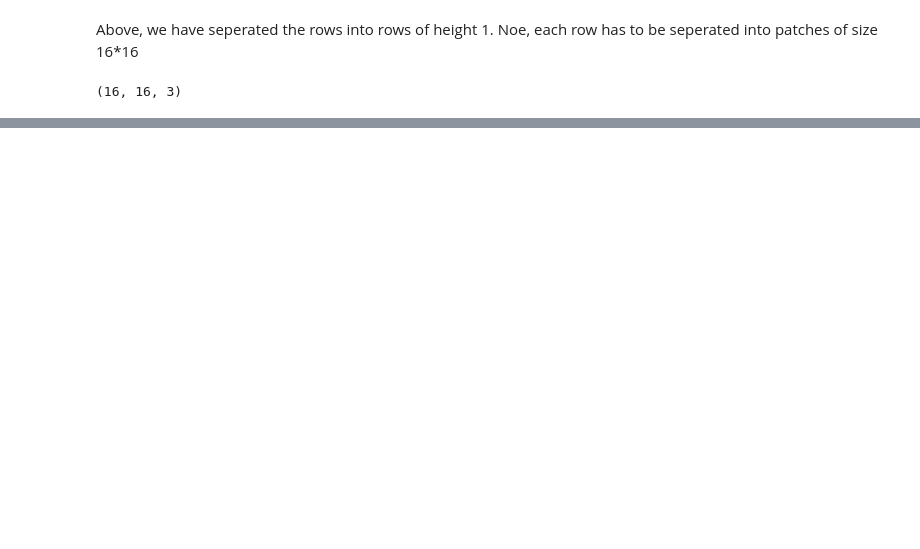
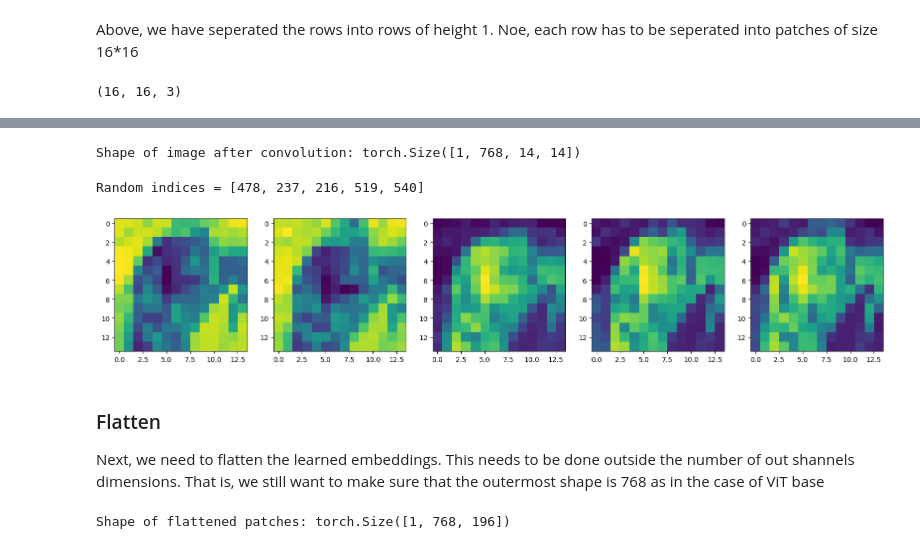
Before and after one commit to Warren-SJ/Experiment-Tracking-ML, a Jupyter notebook: ViT.ipynb, the cells around one changed output, grey strips where cells are left out. Saved outputs shown, nothing was run; the diff lists cells and outputs as text; code cells hidden in the pictures; blank space fills up the shorter version.

Commit message:
Added flattening

```diff
--- a/ViT.ipynb
+++ b/ViT.ipynb
@@ -232,0 +243,28 @@ plt.show()
+# %%
+conv2d = nn.Conv2d(in_channels = 3, # 3 for RGB
+                   out_channels = 768, # 768 is the number of hidden units in the ViT base model
+                   kernel_size = patch_size,
+                   stride = patch_size,
+                   padding = 1)
+# %%
+image_after_convolution = conv2d(random_image.unsqueeze(0))
+print(f"Shape of image after convolution: {image_after_convolution.shape}")
+# %% [output]
+Shape of image after convolution: torch.Size([1, 768, 14, 14])
+# %%
+random_indices = sample(population=range(768),
+                        k = 5)
+print(f"Random indices = {random_indices}")
+fig, axes = plt.subplots(nrows = 1,
+                         ncols = 5,
+                         figsize = (20, 12))
+squeezed_image = image_after_convolution.squeeze(dim = 0)
+for i, index in enumerate(random_indices):
+    axes[i].imshow(squeezed_image[index].detach().numpy())
+# %% [output]
+Random indices = [478, 237, 216, 519, 540]
+[figure, added]
+# %% [markdown]
+### Flatten
+
+Next, we need to flatten the learned embeddings. This needs to be done outside the number of out shannels dimensions. That is, we still want to make sure that the outermost shape is 768 as in the case of ViT base
@@ -232,0 +277,5 @@ plt.show()
+# %%
+print(f"Shape of flattened patches: {flattened_patches.shape}")
+# We have successfully flattened the patches while maintaining the batch size and the number of patches
+# %% [output]
+Shape of flattened patches: torch.Size([1, 768, 196])
```
Also changed, not shown: parts of 8 cells of this notebook.
